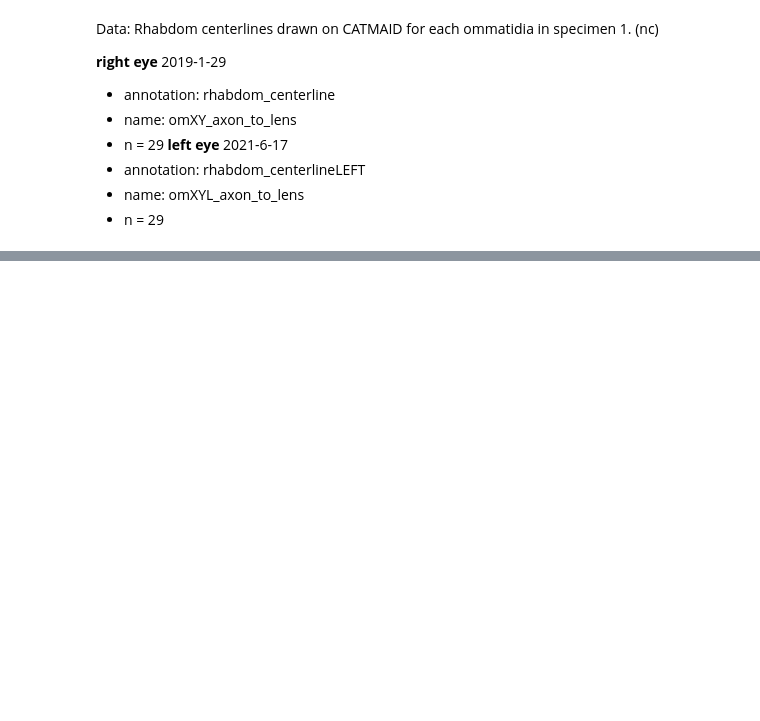
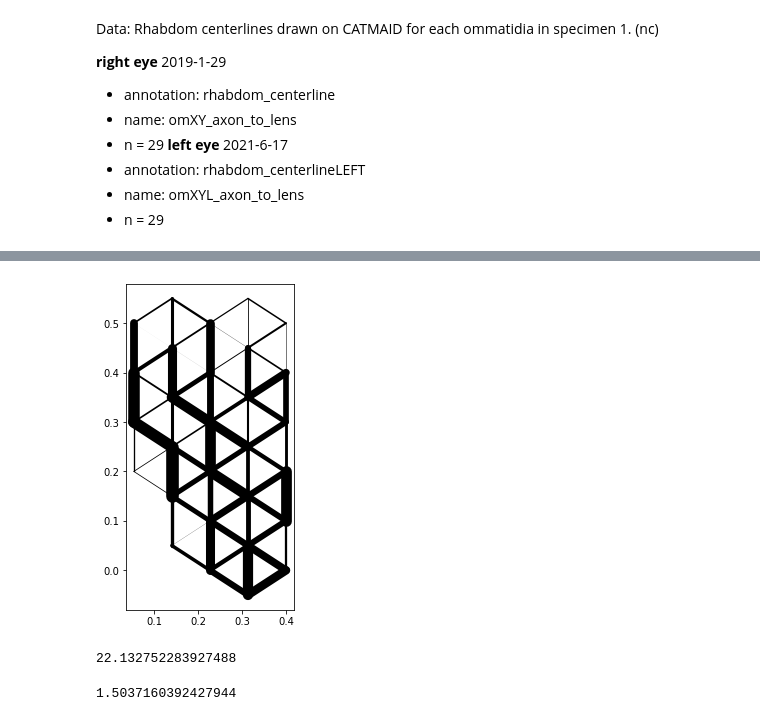
Before and after one commit to nicholasjchua/cx-analysis, a Jupyter notebook: notebooks/interommatidial_angle.ipynb, the cells around one changed output, grey strips where cells are left out. Cells and saved outputs as stored; diff of their text form; code cells hidden in the pictures; blank space fills up the shorter version.

```diff
--- a/notebooks/interommatidial_angle.ipynb
+++ b/notebooks/interommatidial_angle.ipynb
@@ -228,0 +315,30 @@ np.argmin(all_points, axis=0)
+# %%
+fig, ax = plt.subplots(1, figsize=[3, 6])
+
+om_pairs = list(combinations(om_points.keys(), 2))
+pair_angle = dict()
+
+for o1, o2 in om_pairs:
+
+    if hex_distance(o1, o2) > 1.1:
+        continue
+    else:
+        x1, y1 = om_to_hex(o1)
+        x2, y2 = om_to_hex(o2)
+        this_angle = angle_between(pcs[o1], pcs[o2])
+
+        pair_angle[o1+o2] = this_angle
+        w = (pair_angle[o1+o2] - 0.5) * 30
+        ax.plot([x1, x2], [y1, y2], linewidth=w, color='k', zorder=0, solid_capstyle='round')
+#         ax.annotate(f"{d['ret_dist']: .0f}", ((x1 + x2)/2.0, (y1 + y2)/2.0),
+#                     fontsize=3.5, color='grey', horizontalalignment='center', verticalalignment='center')
+# %% [output]
+[figure, added]
+# %%
+pair_angle = pd.Series(pair_angle)
+display(np.degrees(pair_angle.mean()))
+display(np.degrees(pair_angle.var()))
+#display(np.degrees(pair_angle.std(ddof=0)))
+# %% [output]
+22.132752283927488
+1.5037160392427944
```
Also changed, not shown: parts of 8 cells of this notebook, 8 other files.
